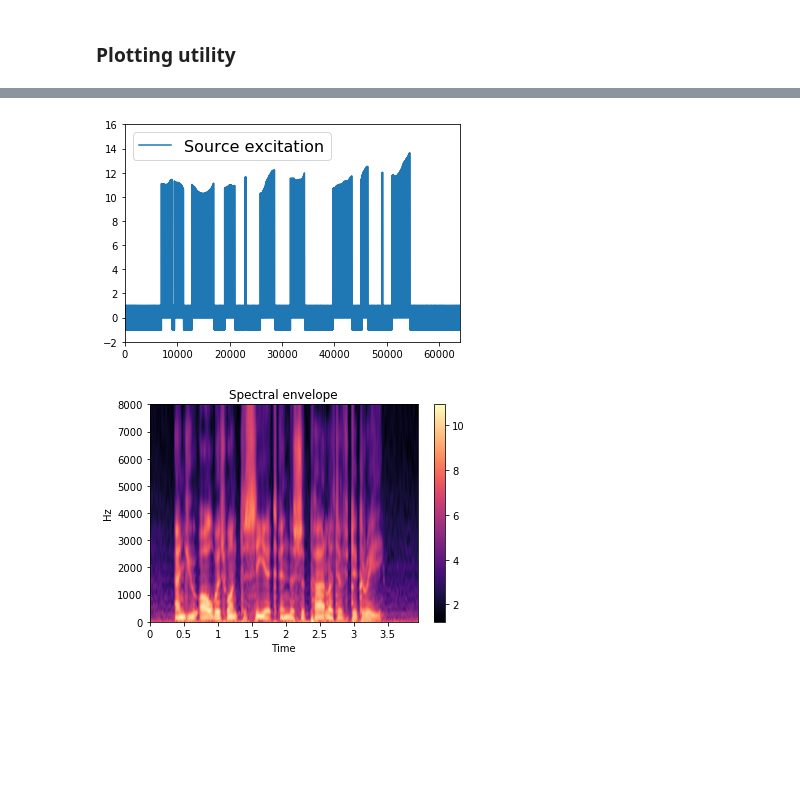
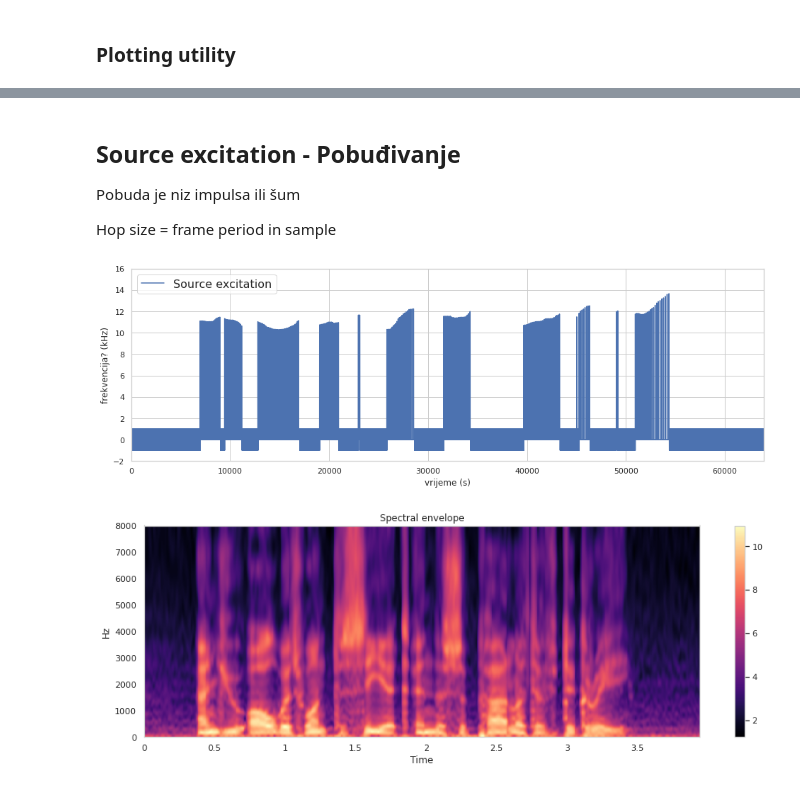
Before and after one commit to lenanovak/rogj-mlsa, a Jupyter notebook: rogj-mlsa.ipynb, the cells around one changed output, grey strips where cells are left out. Cells and saved outputs as stored; diff of their text form; code cells hidden in the pictures; blank space fills up the shorter version.

```diff
--- a/rogj-mlsa.ipynb
+++ b/rogj-mlsa.ipynb
@@ -10,3 +11,6 @@ import librosa.display
+# %%
+seaborn.set(style="whitegrid")
+plt.rcParams['figure.figsize'] = (16,5)
 # %% [markdown]
 ## Load audio file
 # %%
@@ -80,28 +97,52 @@ pplot(sp, pysptk.mgc2sp(mgc, 0.41, 0.0, frame_length).real, title="Mel-cepstrum
+# %% [markdown]
+## Source excitation - Pobuđivanje
+
+Pobuda je niz impulsa ili šum
+
+Hop size = frame period in sample
 # %%
 pitch = pysptk.swipe(x.astype(np.float64), fs=fs, hopsize=hop_length, min=60, max=240, otype="pitch")
+# swipe - a saw-tooth waveform inspired pitch estimation
+# params - a whole audio signal, sampling frequency, hop size, min i max fundamental frequency, output format = pitch
+
 source_excitation = pysptk.excite(pitch, hop_length)
+# excite - excitation generation
+# params - pitch sequence, hop size ... returns excitation signal
 
-# što točno rade swipe i excite
 
+# pojasniti ovaj grafički prikaz
 plt.plot(source_excitation, label="Source excitation")
 plt.xlim(0, len(source_excitation))
 plt.ylim(-2, 16)
+plt.xlabel("vrijeme (s)") #podijeliti s 10 000
+plt.ylabel("frekvencija? (kHz)") #provjeriti mjernu jedinicu
 plt.legend(prop={'size': 16});
 # %% [output]
-[figure, old version]
+[figure, new version]
 # %%
 ##Synthesis from mel-cepstrum
 # %%
-order = 25 # zašto je order 25?
-alpha = 0.41 #zašto je alpha 0.41?
+order = 25 # defaultna vrijednost za order kod mel-cepstruma
+alpha = 0.41
 
 mc = pysptk.mcep(frames, order, alpha)
+# mcep - mel-cepstrum analysis
+# params - windowed frame, order of mel-cepstrum (default 25), alpha - all pass constant (default 0.35)
+
 logH = pysptk.mgc2sp(mc, alpha, 0.0, frame_length).real
+# mgc2sp - mel-generalized capstrum transform
+# params - mel-generalized capstrum, all-pass constant, gamma, FFT length
+# return - complex spectrum log_e(H(w))
+
+
 librosa.display.specshow(logH.T, sr=fs, hop_length=hop_length, x_axis="time", y_axis="linear")
+# specshow - display a spectogram
+# params - matrix to display, sample rate, hop length, range for x and y axes
+
 plt.colorbar()
 plt.title("Spectral envelope");
 # %% [output]
-[figure, old version]
+[figure, new version]
 # %%
 ## Source excitation generation
 # %%
```
Also changed, not shown: parts of 8 cells of this notebook.
